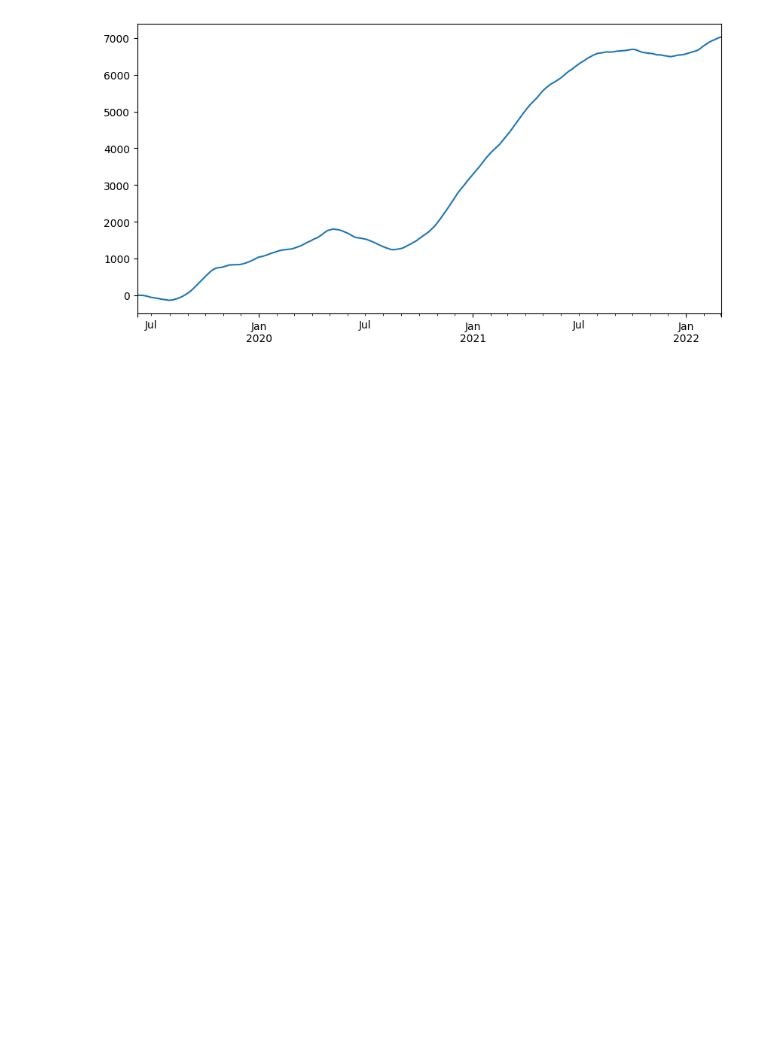
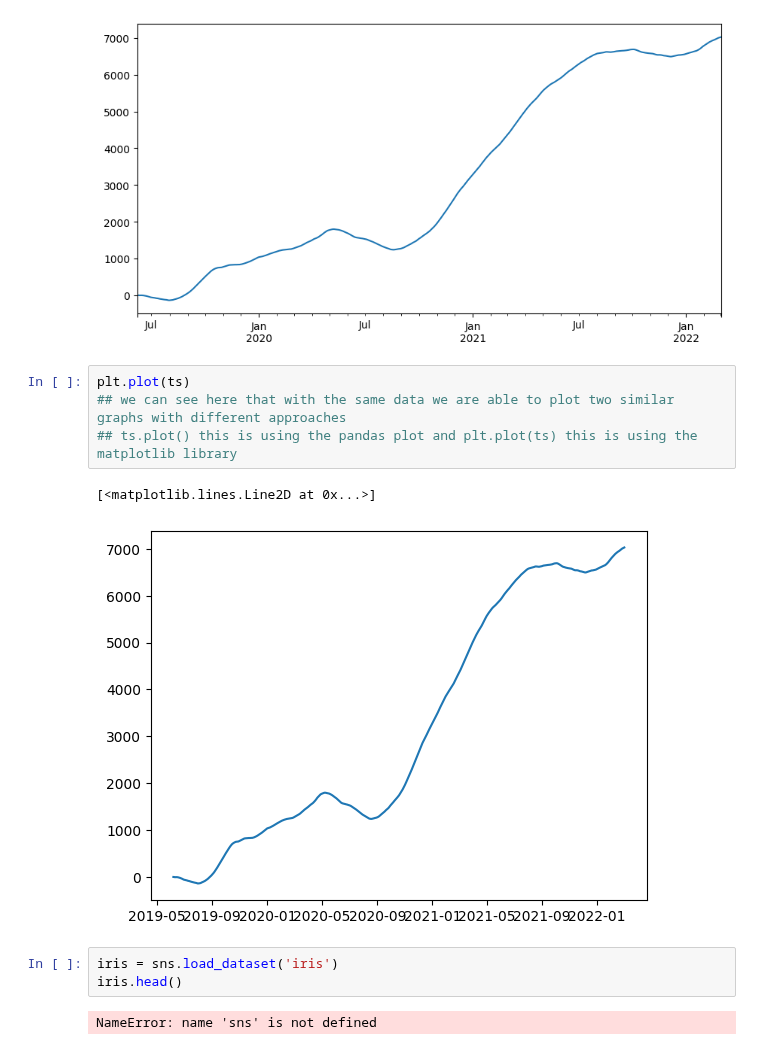
Before and after one commit to siddartha-10/Data-Science, a Jupyter notebook: Data_visualization/Data Visualization with pandas.ipynb, the cells around one changed output. Cells and saved outputs as stored; diff of their text form; blank space fills up the shorter version.

```diff
--- a/Data_visualization/Data Visualization with pandas.ipynb
+++ b/Data_visualization/Data Visualization with pandas.ipynb
@@ -69,3 +91,15 @@ ts.plot(figsize = (10,5))
 # %% [output]
 <Axes: >
 [figure]
+# %%
+plt.plot(ts)
+## we can see here that with the same data we are able to plot two similar graphs with different approaches
+## ts.plot() this is using the pandas plot and plt.plot(ts) this is using the matplotlib library
+# %% [output]
+[<matplotlib.lines.Line2D at 0x...>]
+[figure, added]
+# %%
+iris = sns.load_dataset('iris')
+iris.head()
+# %% [output]
+NameError: name 'sns' is not defined
```
Also changed, not shown: parts of 2 cells of this notebook.
